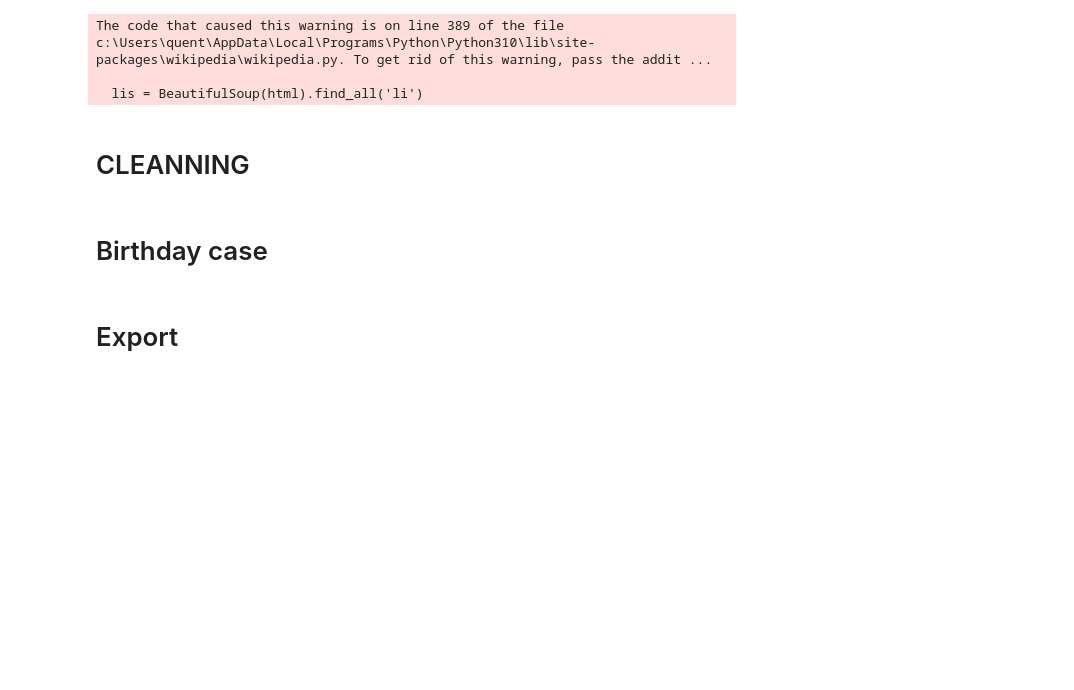
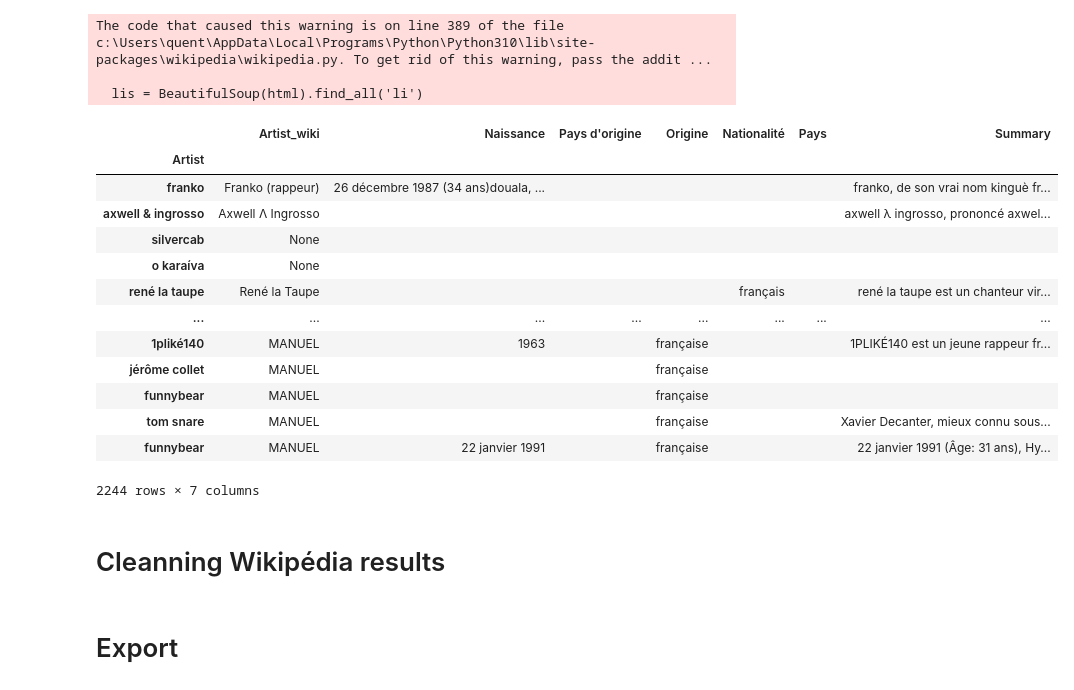
Before and after one commit to StundFR/PFE-Music-Analysis, a Jupyter notebook: main.ipynb, the cells around one changed output. Drawn from its saved outputs; the diff is of its cells as text; code cells hidden in the pictures; blank space fills up the shorter version.

Commit message:
Cleanning du chart et amélioration des pages wiki

```diff
--- a/main.ipynb
+++ b/main.ipynb
@@ -136,7 +129,12 @@ names = [
     ("Black Eyed Peas", "The Black Eyed Peas"),
     ("L.E.J", "LEJ"),
     ("Disiz la peste", "Disiz"),
-    ("k'maro", "k. maro")
+    ("k'maro", "k. maro"),
+    ("shin sekaï", "The Shin Sekaï"),
+    ("the niro", "niro"),
+    ("r.i.o.", "rio"),
+    ("zayn", "zayn malik"),
+    ("dimitri vegas", "dimitri vegas & like mike"),
 ]
 
 replace_words = [
@@ -152,7 +150,9 @@ for k1 in dfs_chart.keys():
         dfs_chart[k1][k2]["Artist"] = dfs_chart[k1][k2]["Artist"].str.split(" \+ ").str[0]
 
         dfs_chart[k1][k2]["Artist"] = dfs_chart[k1][k2]["Artist"].apply(lambda x: "star academy" if "star academy" in x else x)
-        dfs_chart[k1][k2]["Artist"] = dfs_chart[k1][k2]["Artist"].apply(lambda x: exact_replace(x, names))
+
+        for n1, n2 in names:
+            dfs_chart[k1][k2]["Artist"] = dfs_chart[k1][k2]["Artist"].apply(lambda x: n2 if x == n1 else x)
 
         for n1, n2 in replace_words:
             dfs_chart[k1][k2]["Artist"] = dfs_chart[k1][k2]["Artist"].str.replace(n1.lower(), n2.lower(), regex=False)
@@ -244,8 +248,44 @@ birth = pd.concat(dfs_birth, ignore_index=True)
 #Merge les infos de naissance avec les infos des artistes
 artist = artist.merge(birth, left_index=True, right_index=True)
 artist = artist.set_index("Artist")
-# %% [markdown]
-# CLEANNING
+# %%
+#On ajoute manuellement les informations pour les artistes importants qui n'ont pas été trouvé sur wikipedia
+manuel_names = [
+    ("sound of legend", "MANUEL", MISSING, MISSING, "française", MISSING, MISSING, MISSING),
+    ("al. hy", "MANUEL", "15 novembre 1993", MISSING, "française", MISSING, MISSING, "15 novembre 1993 (Âge: 29 ans), Saint-Amand-les-Eaux"),
+    ("glk", "MANUEL", MISSING, MISSING, "française", MISSING, MISSING, "Originaire de Bobigny, en Seine-Saint-Denis"),
+    ("paul glaeser", "MANUEL", "1963", MISSING, "française", MISSING, MISSING, MISSING),
+    ("bolémvn", "MANUEL", "29 novembre 1996", MISSING, "française", MISSING, MISSING, "Bryan Mounkala (né le 29 novembre 1996) mieux connu sous le nom de Bolémvn est un rappeur français d'Évry, Essonne, Île-de-France, France."),
+    ("paul glaeser", "MANUEL", "1963", MISSING, "française", MISSING, MISSING, MISSING),
+    ("1pliké140", "MANUEL", "1963", MISSING, "française", MISSING, MISSING, "1PLIKÉ140 est un jeune rappeur français originaire de Clamart (92) en banlieue parisienne."),
+    ("jérôme collet", "MANUEL", MISSING, MISSING, "française", MISSING, MISSING, MISSING),
+    ("funnybear", "MANUEL", MISSING, MISSING, "française", MISSING, MISSING, MISSING),
+    ("tom snare", "MANUEL", MISSING, MISSING, "française", MISSING, MISSING, "Xavier Decanter, mieux connu sous son nom de scène Tom Snare, est un DJ et producteur de disques français originaire de Dunkerque."),
+    ("funnybear", "MANUEL", "22 janvier 1991", MISSING, "française", MISSING, MISSING, "22 janvier 1991 (Âge: 31 ans), Hyères"),
+]
+
+manuel_artist = pd.DataFrame(manuel_names, columns=["Artist", "Artist_wiki", "Naissance", "Pays d'origine", "Origine", "Nationalité", "Pays", "Summary"]).set_index("Artist")
+artist.drop(index=manuel_artist.index, inplace=True)
+artist = pd.concat([artist, manuel_artist])
+# %%
+artist
+# %% [output]
+|  | Artist_wiki | Naissance | Pays d'origine | Origine | Nationalité | Pays | Summary |
+| Artist |  |  |  |  |  |  |  |
+| franko | Franko (rappeur) | 26 décembre 1987 (34 ans)douala, ... |  |  |  |  | franko, de son vrai nom kinguè fr... |
+| axwell & ingrosso | Axwell Λ Ingrosso |  |  |  |  |  | axwell λ ingrosso, prononcé axwel... |
+| silvercab | None |  |  |  |  |  |  |
+| o karaíva | None |  |  |  |  |  |  |
+| rené la taupe | René la Taupe |  |  |  | français |  | rené la taupe est un chanteur vir... |
+| ... | ... | ... | ... | ... | ... | ... | ... |
+| 1pliké140 | MANUEL | 1963 |  | française |  |  | 1PLIKÉ140 est un jeune rappeur fr... |
+| jérôme collet | MANUEL |  |  | française |  |  |  |
+| funnybear | MANUEL |  |  | française |  |  |  |
+| tom snare | MANUEL |  |  | française |  |  | Xavier Decanter, mieux connu sous... |
+| funnybear | MANUEL | 22 janvier 1991 |  | française |  |  | 22 janvier 1991 (Âge: 31 ans), Hy... |
+2244 rows × 7 columns
+# %% [markdown]
+# Cleanning Wikipédia results
 # %%
 def cleanning(data, replace_words):
     new_df = data.copy()
@@ -302,8 +342,6 @@ replace_words = [
 
 artist["Pays"] = cleanning(artist["Pays"], replace_words)
 artist["Pays d'origine"] = cleanning(artist["Pays d'origine"], replace_words)
-# %% [markdown]
-# Birthday case
 # %% [markdown]
 # Export
 # %%
```
Also changed, not shown: parts of 4 cells of this notebook, 1 other file.
